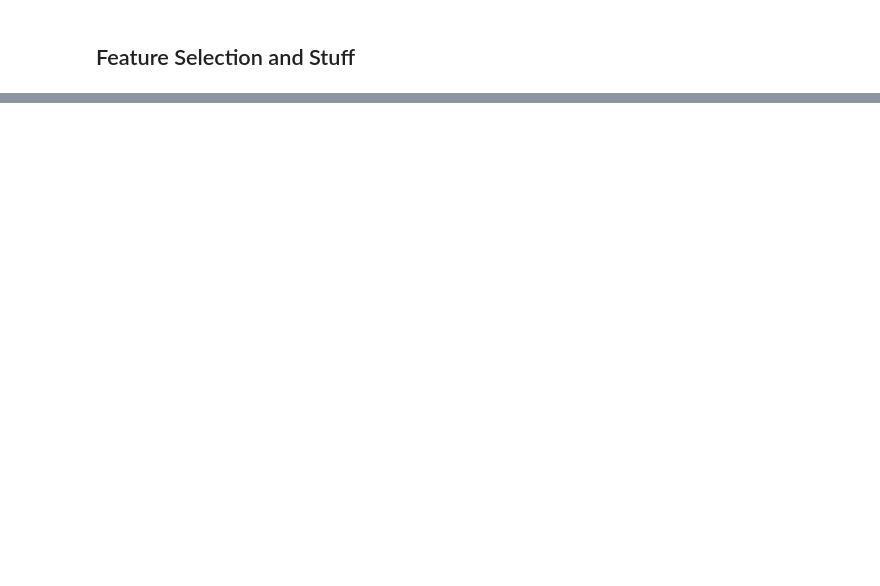
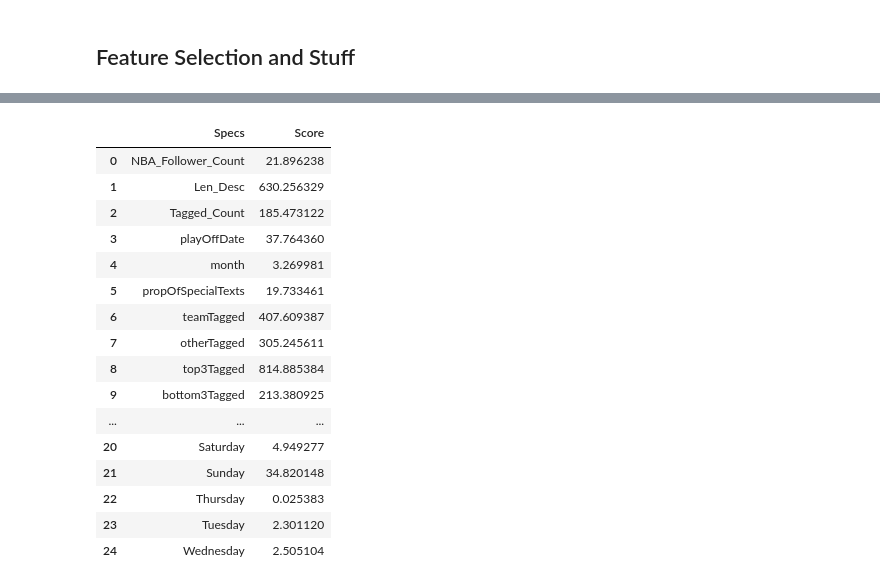
Before and after one commit to frankhu19/NBA2019, a Jupyter notebook: Processing and Modeling.ipynb, the cells around one changed output, grey strips where cells are left out. Drawn from its saved outputs; the diff is of its cells as text; code cells hidden in the pictures; blank space fills up the shorter version.

```diff
--- a/Processing and Modeling.ipynb
+++ b/Processing and Modeling.ipynb
@@ -152,0 +173,9 @@ KeyboardInterrupt:
+# %%
+bestfeatures = SelectKBest(score_func=f_regression, k=7)
+fit = bestfeatures.fit(processedData,target)
+dfscores = pd.DataFrame(fit.scores_)
+dfcolumns = pd.DataFrame(processedData.columns)
+#concat two dataframes for better visualization
+featureScores = pd.concat([dfcolumns,dfscores],axis=1)
+featureScores.columns = ['Specs','Score']  #naming the dataframe columns
+print(featureScores.nlargest(11,'Score'))  #print 10 best features
@@ -152,0 +195,20 @@ KeyboardInterrupt:
+# %%
+featureScores
+# %% [output]
+|  | Specs | Score |
+| 0 | NBA_Follower_Count | 21.896238 |
+| 1 | Len_Desc | 630.256329 |
+| 2 | Tagged_Count | 185.473122 |
+| 3 | playOffDate | 37.764360 |
+| 4 | month | 3.269981 |
+| 5 | propOfSpecialTexts | 19.733461 |
+| 6 | teamTagged | 407.609387 |
+| 7 | otherTagged | 305.245611 |
+| 8 | top3Tagged | 814.885384 |
+| 9 | bottom3Tagged | 213.380925 |
+| ... | ... | ... |
+| 20 | Saturday | 4.949277 |
+| 21 | Sunday | 34.820148 |
+| 22 | Thursday | 0.025383 |
+| 23 | Tuesday | 2.301120 |
+| 24 | Wednesday | 2.505104 |
```
Also changed, not shown: parts of 27 cells of this notebook.
